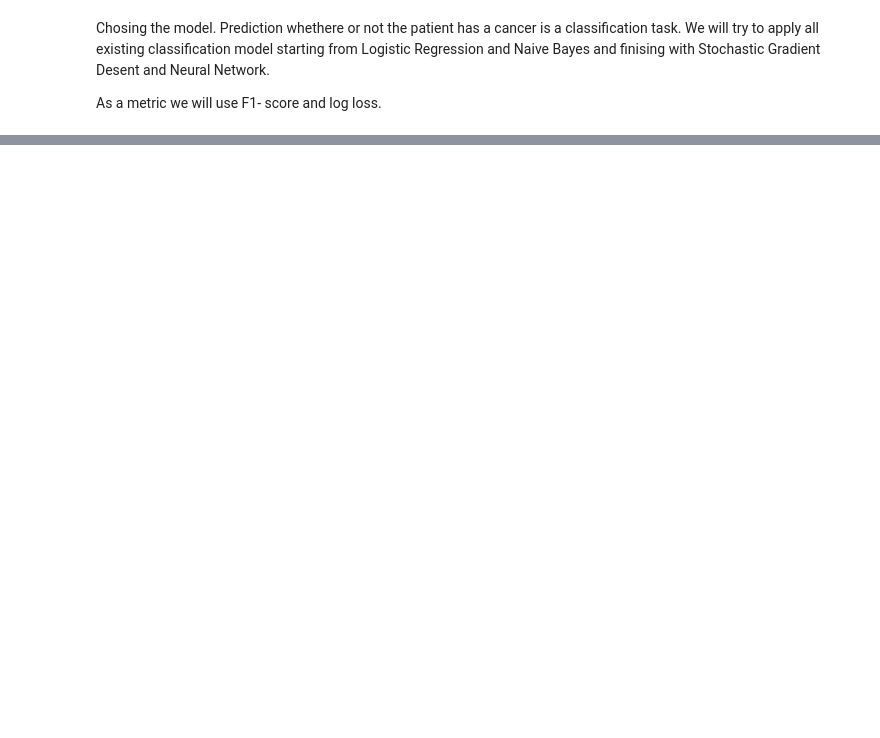
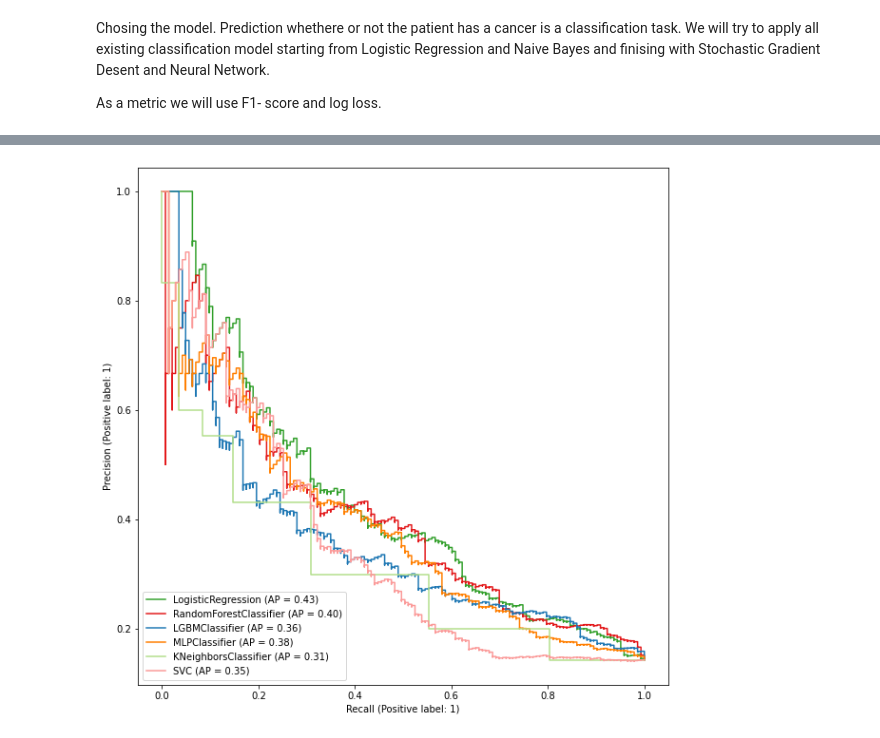
Before and after one commit to rolandina/breast-cancer-prediction-fastapi, a Jupyter notebook: notebooks/EDA.ipynb, the cells around one changed output, grey strips where cells are left out. Saved outputs shown, nothing was run; the diff lists cells and outputs as text; code cells hidden in the pictures; blank space fills up the shorter version.

Commit message:
eda and model for prediction

```diff
--- a/notebooks/EDA.ipynb
+++ b/notebooks/EDA.ipynb
@@ -144,0 +709,22 @@ As a metric we will use F1- score and log loss.
+# %%
+for model in models.keys():
+
+    GSR = GridSearchCV(model, models[model], cv=6, scoring='accuracy', n_jobs=2)
+    GSR.fit(X_train, y_train)
+    best_models.append(GSR)
+# %%
+for model in models.keys():
+
+    GSR_balanced = GridSearchCV(model, models[model], cv=6, scoring='accuracy', n_jobs=2)
+    GSR_balanced.fit(X_train_b, y_train_b)
+    best_models_balanced_data.append(GSR_balanced)
+# %%
+for m in best_models:
+
+    print('best_estimator:' , m.best_estimator_)
+    print('best_param:', m.best_params_)
+
+    print('best_score:', m.best_score_)
+
+    pred = m.predict(X_test)
+    print(classification_report(y_test, pred))
@@ -144,0 +749,15 @@ As a metric we will use F1- score and log loss.
+# %%
+best_model = best_models_balanced_data[0]
+for m in best_models_balanced_data:
+    if best_model.best_score_ < m.best_score_ :
+        best_model = m
+    print('best_estimator:' , m.best_estimator_)
+    print('best_param:', m.best_params_)
+
+    print('best_score:', m.best_score_)
+
+    pred = m.predict(X_test_b)
+    print(classification_report(y_test_b, pred))
+
+print("********************")
+print("Best model:", best_model.best_estimator_)
@@ -144,0 +782,7 @@ As a metric we will use F1- score and log loss.
+# %%
+fig = plt.figure(figsize=(10,10))
+ax = fig.gca()
+for m in best_models:
+    plot_precision_recall_curve(m.best_estimator_, X_test, y_test, ax=ax)
+# %% [output]
+[figure, added]
```
Also changed, not shown: parts of 113 cells of this notebook, 5 other files.
